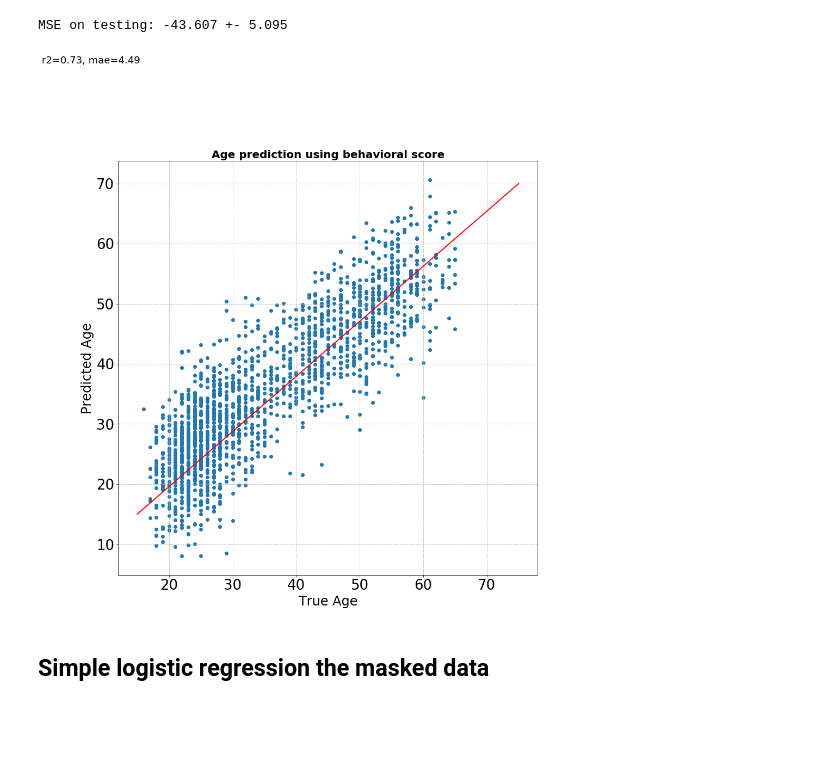
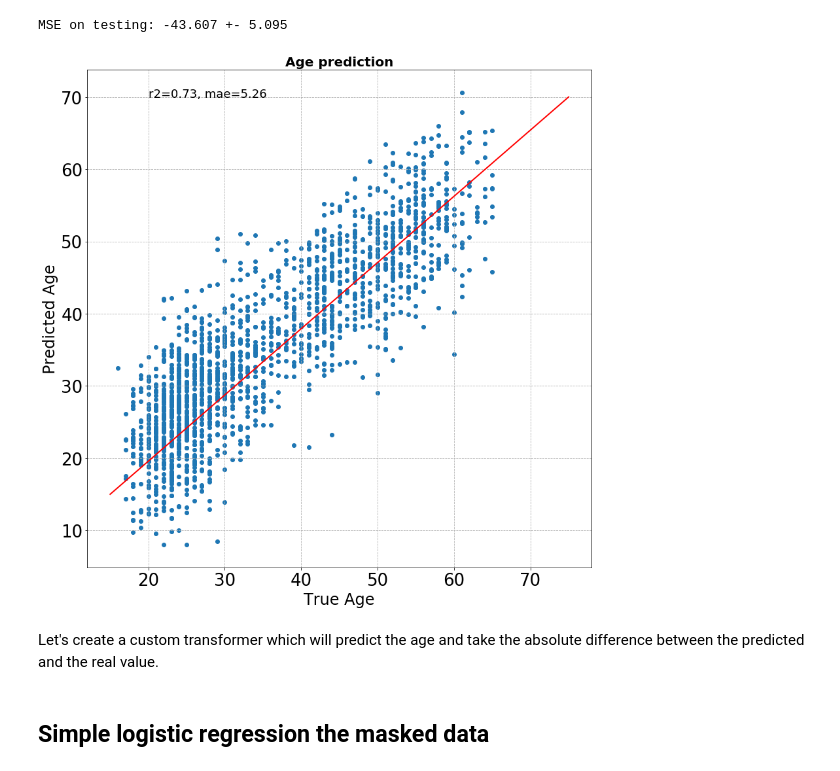
Before and after one commit to glemaitre/predictive-analytics-competition, a Jupyter notebook: guillaume_draft.ipynb, the cells around one changed output. Drawn from its saved outputs; the diff is of its cells as text; code cells hidden in the pictures; blank space fills up the shorter version.

```diff
--- a/guillaume_draft.ipynb
+++ b/guillaume_draft.ipynb
@@ -420,24 +425,26 @@ y_pred = cross_val_predict(pipe, X, y, cv=10, n_jobs=-1)
 # %%
 %matplotlib inline
 import matplotlib.pyplot as plt
 from sklearn.metrics import r2_score, median_absolute_error
 
 f = plt.figure(figsize=(12, 12))
 ax = f.gca()
 ax.scatter(y, y_pred)
 ax.plot([15, 75], [15, 70], 'r', linewidth=2)
 ax.grid(linestyle='--')
 xlabels = ['%u' % x for x in ax.get_xticks()]
 ax.set_xticklabels(xlabels, fontsize=26)
 labels = ['%u' % x for x in ax.get_yticks()]
 ax.set_yticklabels(labels, fontsize=26)
 ax.set_ylabel('Predicted Age', fontsize=24)
 ax.set_xlabel('True Age', fontsize=24)
-ax.text(0, 90, 'r2=%.2f, mae=%.2f' % (r2_score(y, y_pred), median_absolute_error(y, y_pred)),
+ax.text(20, 70, 'r2=%.2f, mae=%.2f' % (r2_score(y, y_pred), mean_absolute_error(y, y_pred)),
         fontsize=18)
-ax.set_title('Age prediction using behavioral score',
+ax.set_title('Age prediction',
              fontsize=20, fontweight='bold')
 f.tight_layout()
 f.show()
 # %% [output]
-[figure, old version]
+[figure, new version]
+# %% [markdown]
+Let's create a custom transformer which will predict the age and take the absolute difference between the predicted and the real value.
```
Also changed, not shown: parts of 16 cells of this notebook.
